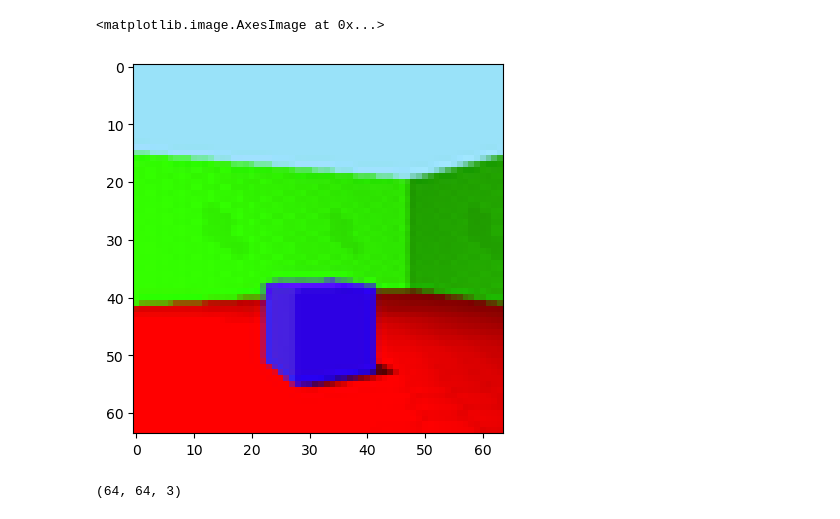
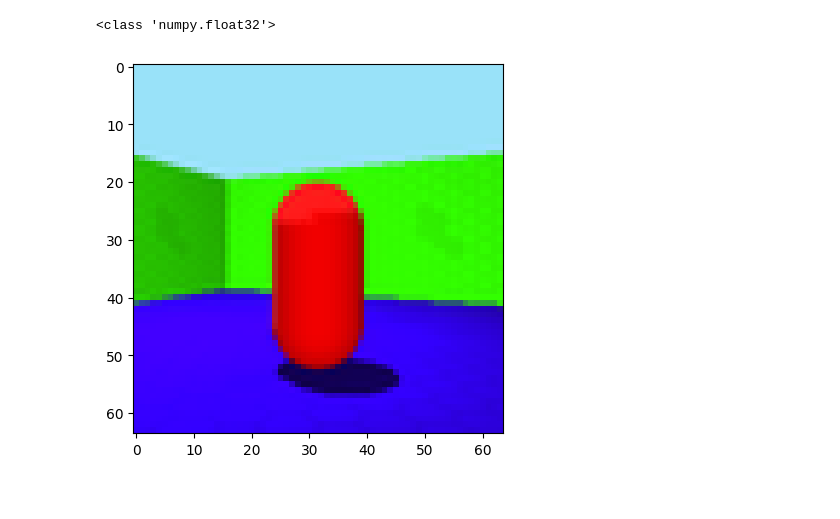
Before and after one commit to yy0555/SaturationShifted3dshapes, a Jupyter notebook: test.ipynb, the cells around one changed output. Drawn from its saved outputs; the diff is of its cells as text; code cells hidden in the pictures.

```diff
--- a/test.ipynb
+++ b/test.ipynb
@@ -5,21 +5,11 @@ np.set_printoptions(threshold=sys.maxsize)
 np.set_printoptions(suppress=True)
 # %%
 images = np.load("3dshapesfiltered.npy")
-target_image = images[1, :, :, :]*255.0
+target_image = images[int(np.random.choice(480, 1)), :, :, :]
 cv2.imwrite("1.png", target_image)
 plt.figure()
-plt.imshow(target_image/255.0, cmap='Greys_r', interpolation='nearest')
+plt.imshow(target_image, cmap='Greys_r', interpolation='nearest')
+print(type(target_image[0][0][0]))
 # %% [output]
-<matplotlib.image.AxesImage at 0x...>
+<class 'numpy.float32'>
-[figure, old version]
+[figure, new version]
-# %%
-target_image = cv2.cvtColor(target_image, cv2.COLOR_BGR2HSV)
-print(target_image.shape)
-# Blue 290-360
-# Green 100-160
-# Red 220-280
-hue_lower = np.array([220, 0, 0])
-hue_upper = np.array([280, 255, 255])
-mask = cv2.inRange(target_image, hue_lower, hue_upper)
-# %% [output]
-(64, 64, 3)
```
Also changed, not shown: parts of 3 cells of this notebook, 5 other files.
